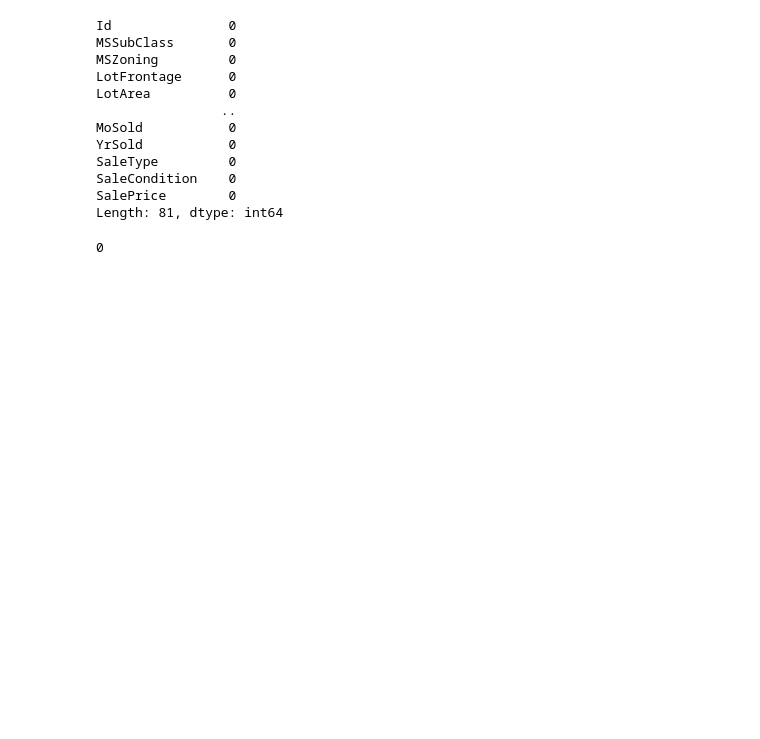
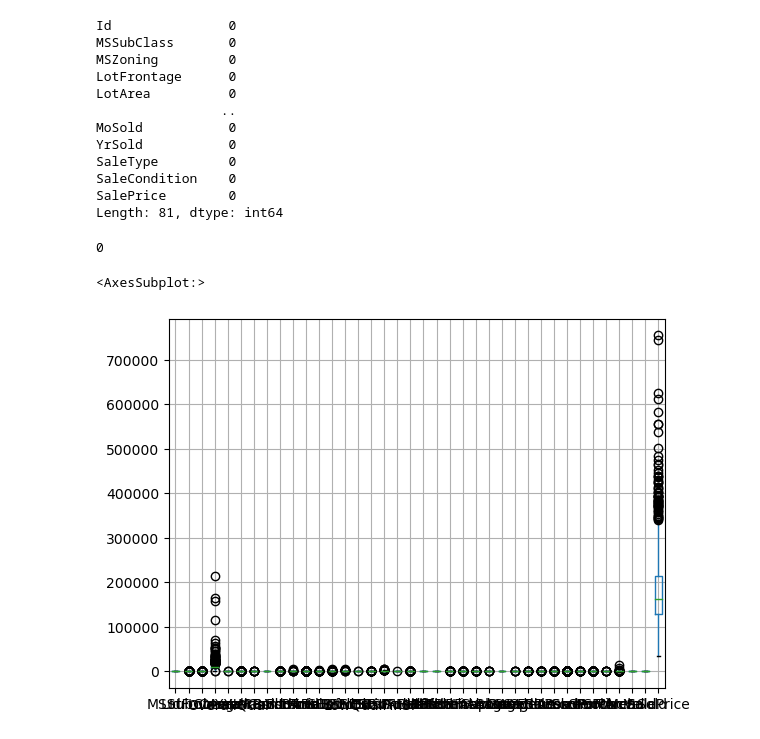
Before and after one commit to codelahiru/multipara-jupyter-notebook, a Jupyter notebook: Kaggle_Projects/House-Prices/house-prices-v0.ipynb, the cells around one changed output. Cells and saved outputs as stored; diff of their text form; code cells hidden in the pictures; blank space fills up the shorter version.

```diff
--- a/Kaggle_Projects/House-Prices/house-prices-v0.ipynb
+++ b/Kaggle_Projects/House-Prices/house-prices-v0.ipynb
@@ -89,3 +89,14 @@ Length: 81, dtype: int64
 print(df.duplicated().sum())
 # %% [output]
 0
+# %%
+# 1.4 Check for outliers
+# 1.4.1 Create box plots for each column in the dataframe to visualize outliers
+
+df.boxplot()
+
+# Show the plot
+#plt.show()
+# %% [output]
+<AxesSubplot:>
+[figure, added]
```
